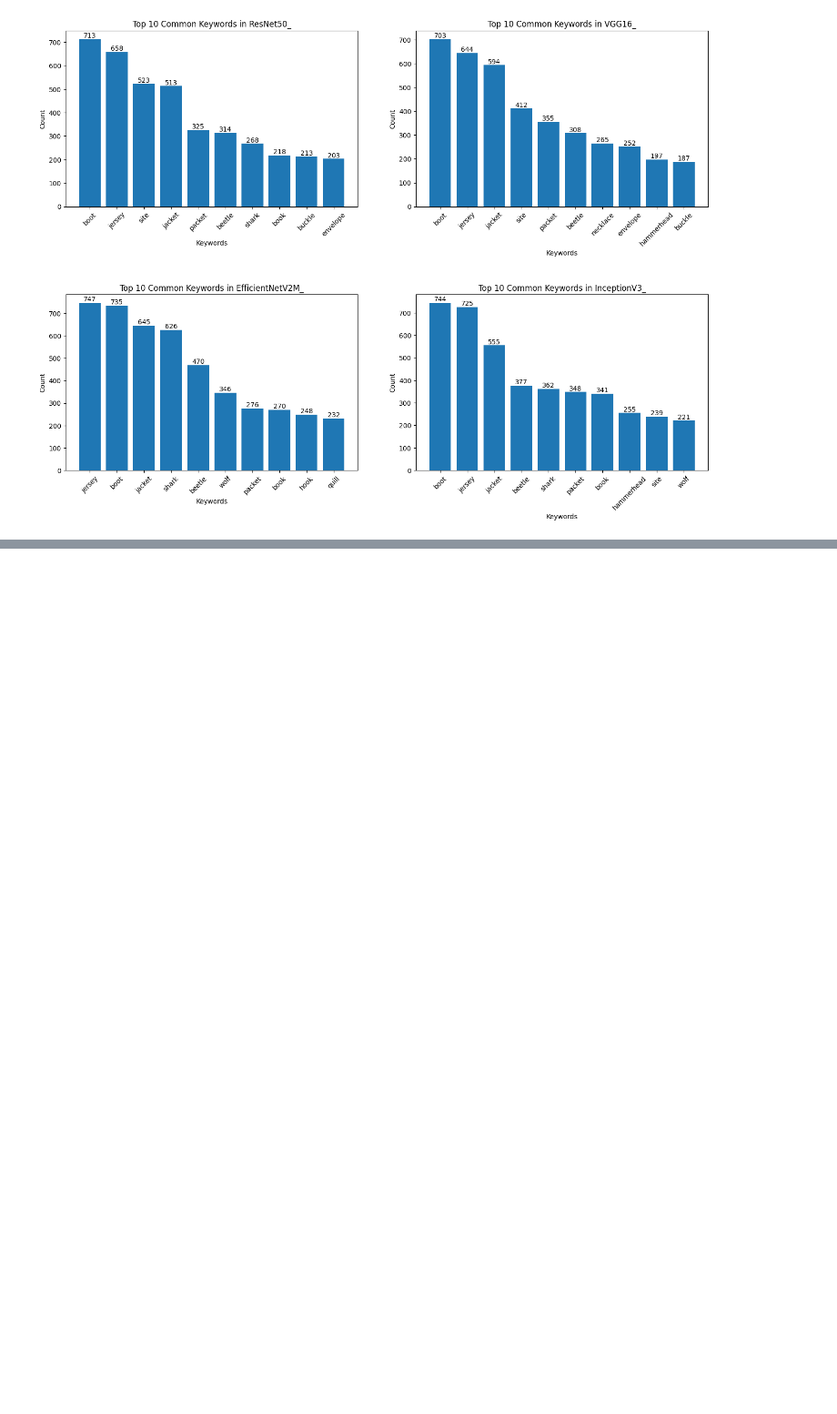
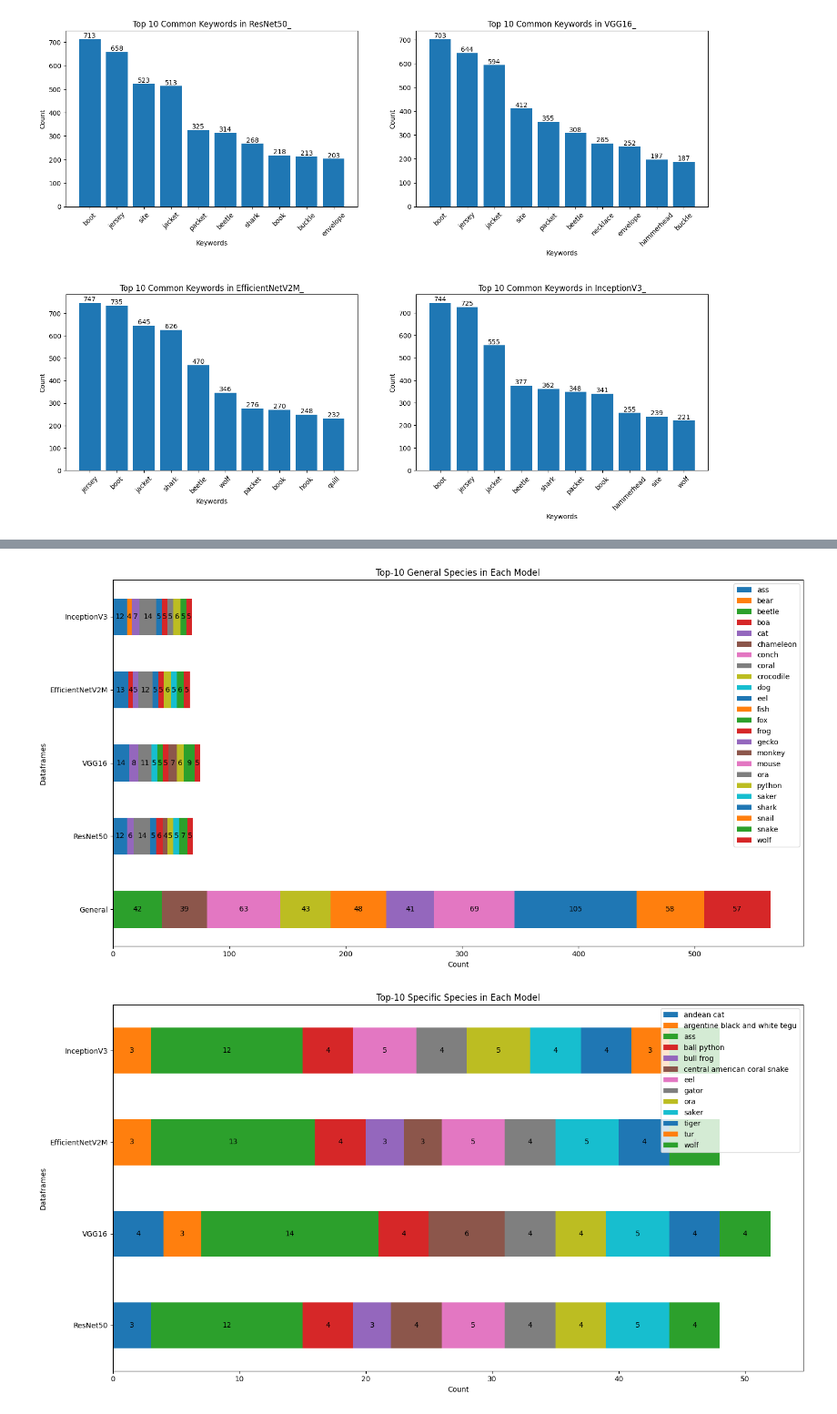
Before and after one commit to sammitako/CS-GY-6513-Big-Data, a Jupyter notebook: Image_classification.ipynb, the cells around one changed output, grey strips where cells are left out. Shown at 91% size. Saved outputs shown, nothing was run; the diff lists cells and outputs as text; code cells hidden in the pictures; blank space fills up the shorter version.

```diff
--- a/Image_classification.ipynb
+++ b/Image_classification.ipynb
@@ -1300,0 +1986,30 @@ df.head()
+# %%
+def plot_top10_species(data, title):
+    ax = data.plot(kind='barh', stacked=True, figsize=(15, 8))
+
+    plt.xlabel('Count')
+    plt.ylabel('Dataframes')
+    plt.title(title)
+
+    plt.tight_layout()
+
+    # Annotate the count on the bars
+    for p in ax.patches:
+        width = p.get_width()  # Width of the bar (the count)
+        if width > 0:  # Only label the bar if width is greater than 0
+            plt.text(p.get_x() + width/2,
+                     p.get_y() + p.get_height()/2,
+                     f'{int(width)}',
+                     ha='center',
+                     va='center')
+
+    plt.show()
+
+general_data = general_data.T
+specific_data = specific_data.T
+
+plot_top10_species(general_data, 'Top-10 General Species in Each Model')
+plot_top10_species(specific_data, 'Top-10 Specific Species in Each Model')
+# %% [output]
+[figure, added]
+[figure, added]
```
Also changed, not shown: parts of 63 cells of this notebook.
